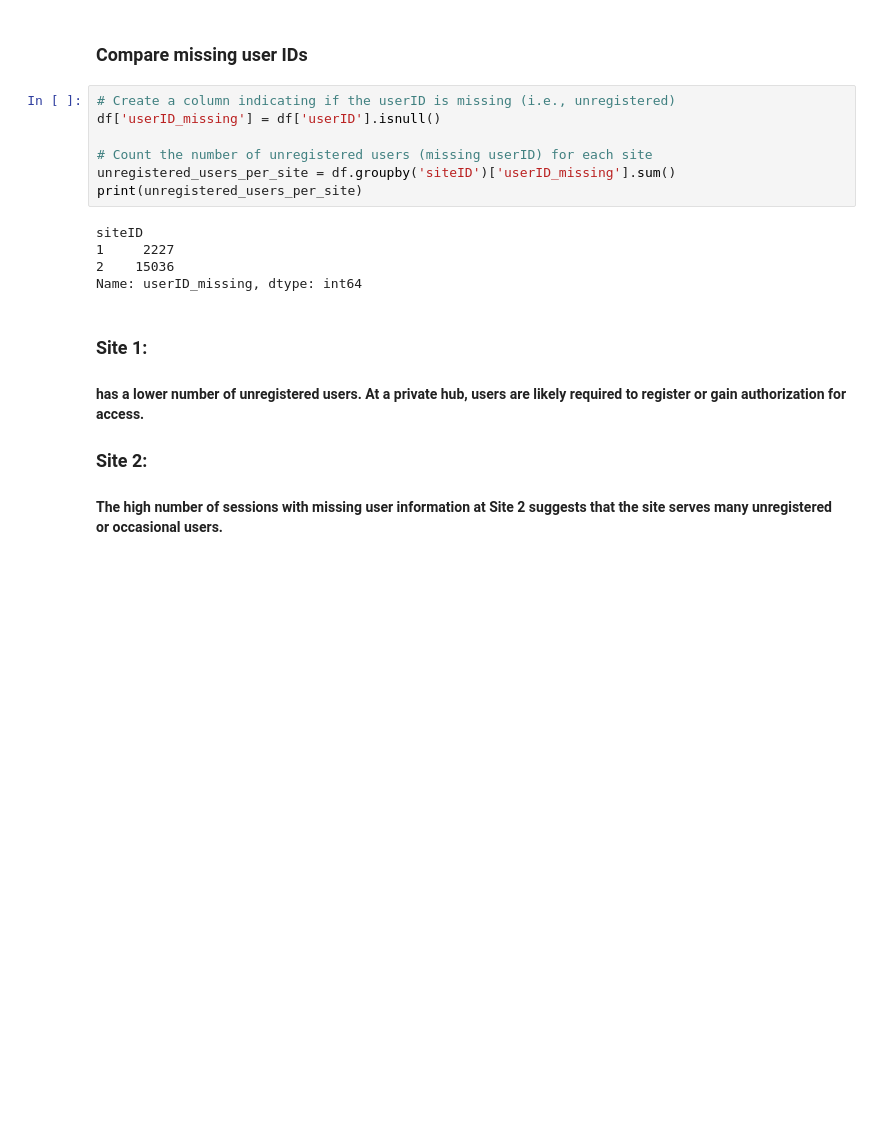
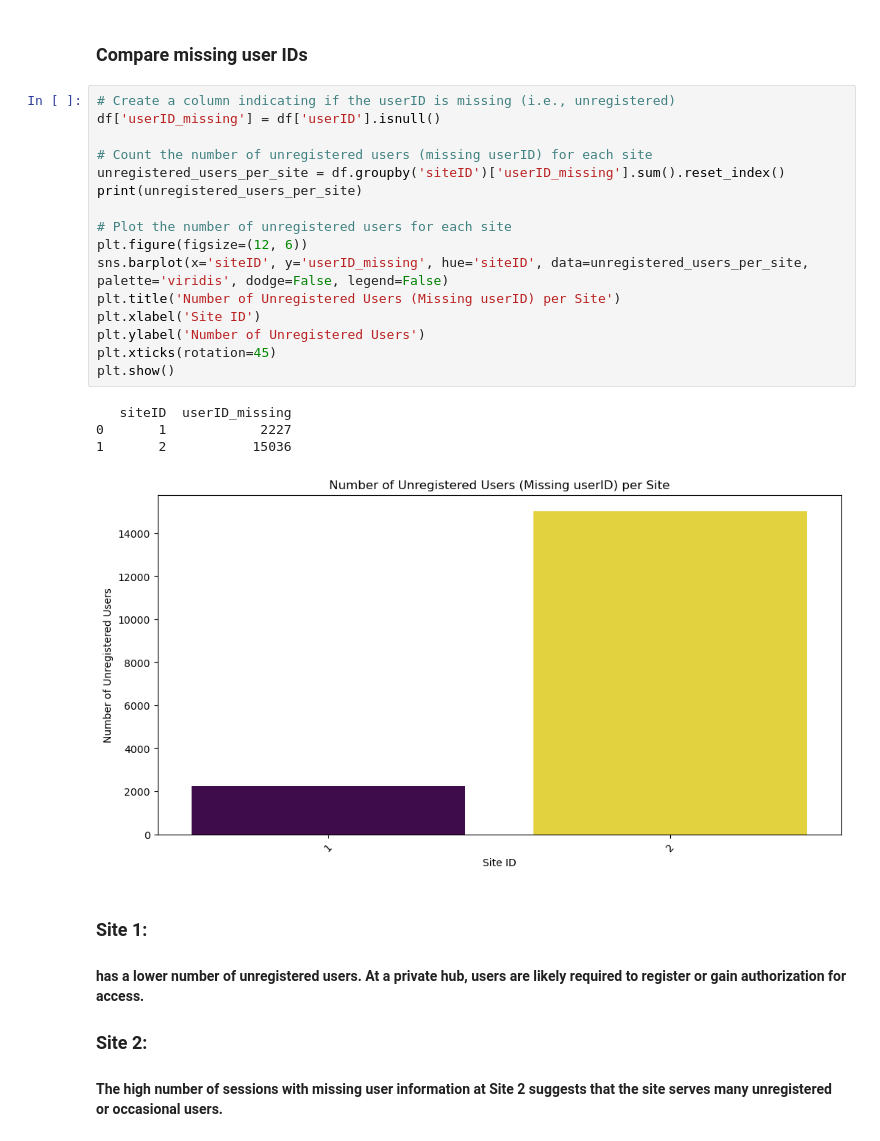
Before and after one commit to JanRkck/AA24, a Jupyter notebook: Task2c.ipynb, the cells around one changed output. Drawn from its saved outputs; the diff is of its cells as text; blank space fills up the shorter version.

```diff
--- a/Task2c.ipynb
+++ b/Task2c.ipynb
@@ -45,15 +45,24 @@ siteID
 # %%
 # Create a column indicating if the userID is missing (i.e., unregistered)
 df['userID_missing'] = df['userID'].isnull()
 
 # Count the number of unregistered users (missing userID) for each site
-unregistered_users_per_site = df.groupby('siteID')['userID_missing'].sum()
+unregistered_users_per_site = df.groupby('siteID')['userID_missing'].sum().reset_index()
 print(unregistered_users_per_site)
+
+# Plot the number of unregistered users for each site
+plt.figure(figsize=(12, 6))
+sns.barplot(x='siteID', y='userID_missing', hue='siteID', data=unregistered_users_per_site, palette='viridis', dodge=False, legend=False)
+plt.title('Number of Unregistered Users (Missing userID) per Site')
+plt.xlabel('Site ID')
+plt.ylabel('Number of Unregistered Users')
+plt.xticks(rotation=45)
+plt.show()
 # %% [output]
-siteID
-1     2227
-2    15036
-Name: userID_missing, dtype: int64
+   siteID  userID_missing
+0       1            2227
+1       2           15036
+[figure, added]
 # %% [markdown]
 ### Site 1:
 #### has a lower number of unregistered users. At a private hub, users are likely required to register or gain authorization for access.
```
Also changed, not shown: parts of 1 cell of this notebook, 1 other file.
